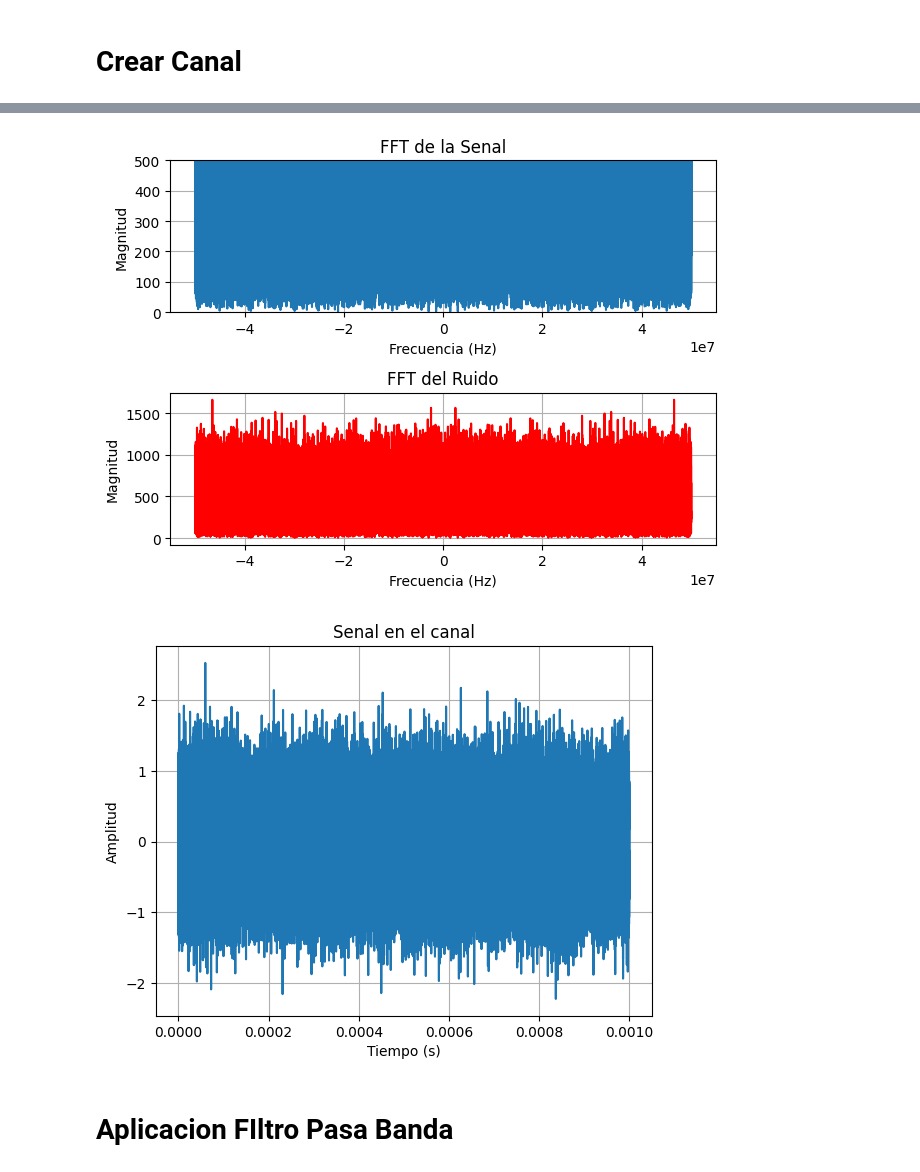
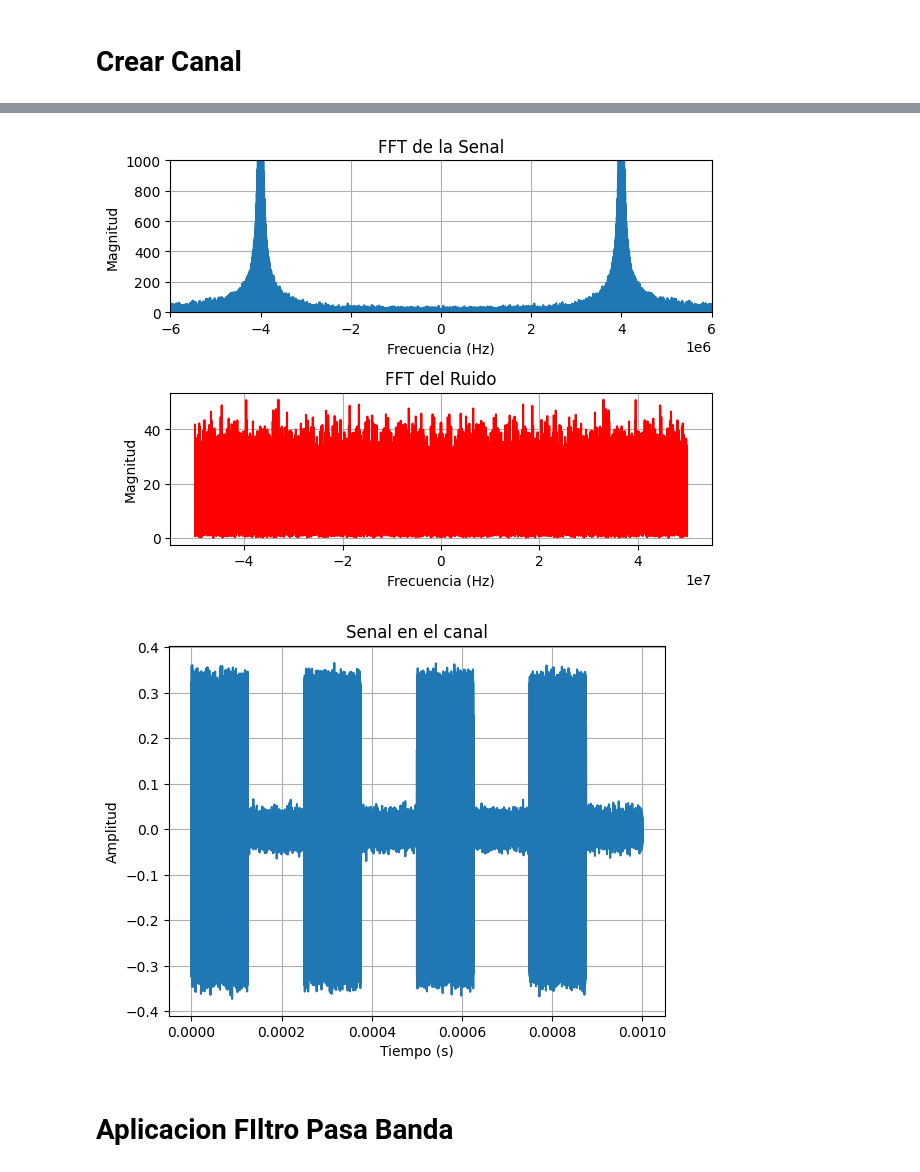
Before and after one commit to jbcgames/Laboratorio_1_Procesamiento, a Jupyter notebook: Proyecto_AM.ipynb, the cells around one changed output, grey strips where cells are left out. Drawn from its saved outputs; the diff is of its cells as text; code cells hidden in the pictures.

```diff
--- a/Proyecto_AM.ipynb
+++ b/Proyecto_AM.ipynb
@@ -159,38 +159,39 @@ def agregar_ruido_gaussiano(x, snr_db):
     plt.subplot(2,1,1)
     plt.plot(f, numpy.abs(X), label='Senal')
     plt.title('FFT de la Senal')
     plt.xlabel('Frecuencia (Hz)')
     plt.ylabel('Magnitud')
-    plt.ylim(0, 500)
+    plt.xlim(-6e6, 6e6)
+    plt.ylim(0, 1000)
     plt.grid()
     plt.subplot(2,1,2)
     plt.plot(f_ruido, numpy.abs(R), label='Ruido', color='red')
     plt.title('FFT del Ruido')
     plt.xlabel('Frecuencia (Hz)')
     plt.ylabel('Magnitud')
     plt.grid()
     plt.tight_layout()
+
     plt.show()
     return x_ruidosa
 # Prueba de canal
 fc = 10e6
 #aplicar el canal a la señal con codificacion unipolar
-x_canal = crear_canal(X_modulada, fs, fc, atenuacion_db= -10 , snr_db=-10)
+x_canal = crear_canal(X_modulada, fs, fc, atenuacion_db= -10 , snr_db=20)
 t_canal = t
 plt.figure()
 longitud=int(len(t)/50)
 tempo=625
 plt.plot(t_canal,x_canal, label='Senal en el canal')
 plt.title('Senal en el canal')
-
 plt.xlabel('Tiempo (s)')
 plt.ylabel('Amplitud')
 plt.grid()
 plt.show()
 # %% [output]
 [figure]
-[figure, old version]
+[figure, new version]
-[figure, old version]
+[figure, new version]
 # %% [markdown]
 # Aplicacion FIltro Pasa Banda
 # %%
```
Also changed, not shown: parts of 4 cells of this notebook, 2 other files.
